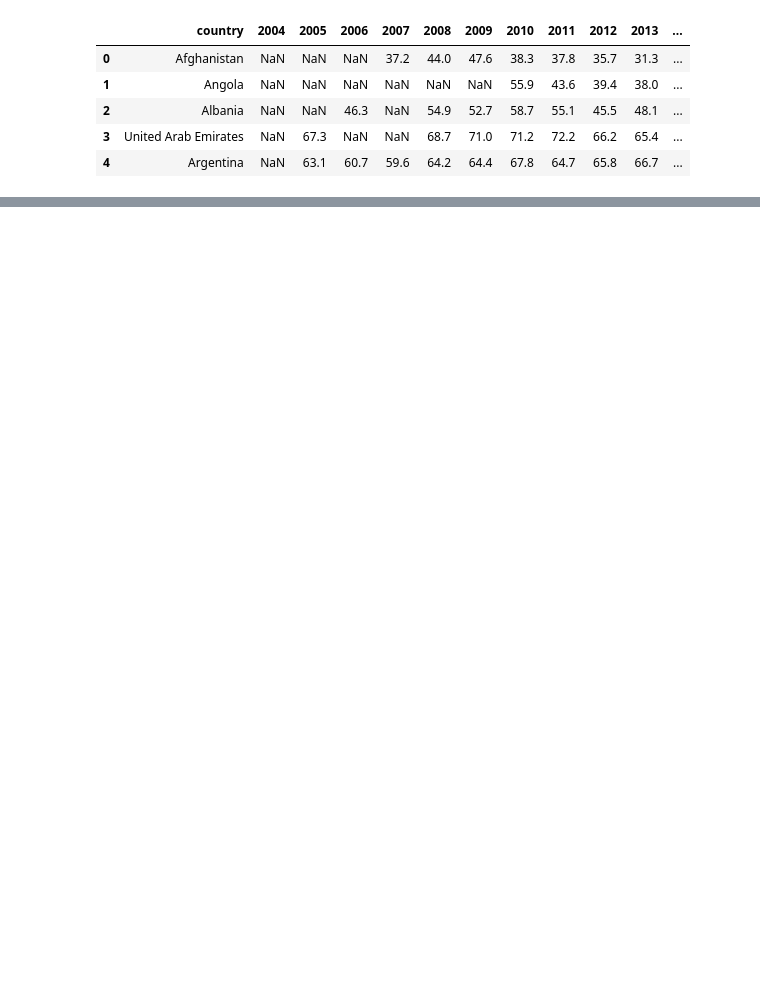
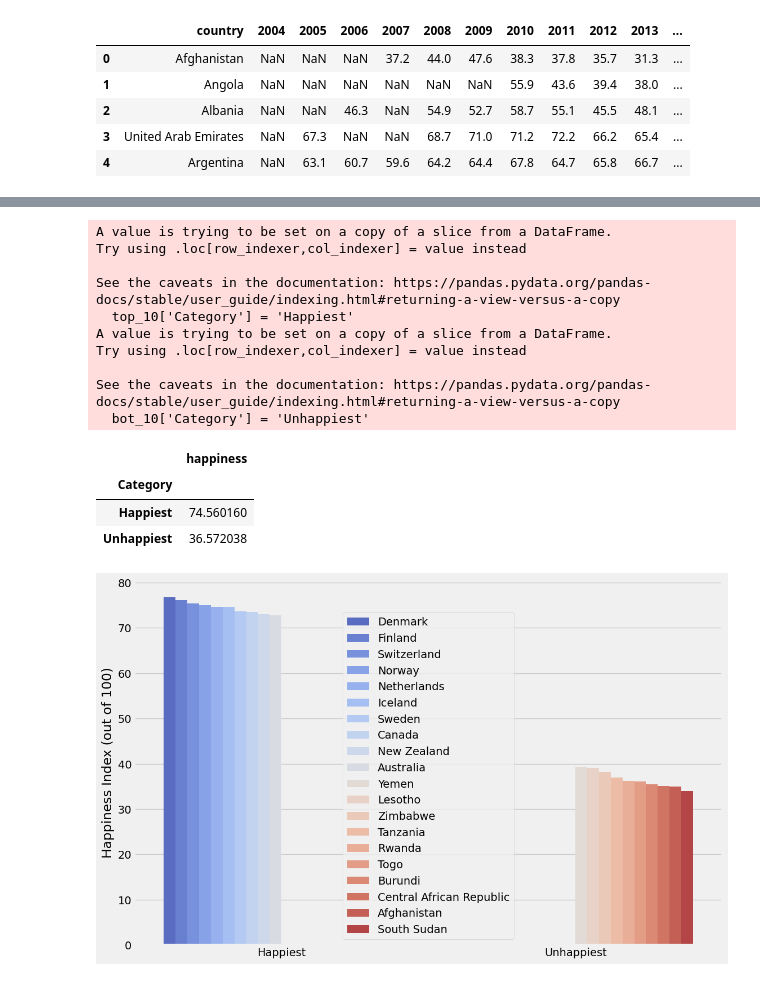
Before and after one commit to jpz129/fifa, a Jupyter notebook: fifa.ipynb, the cells around one changed output, grey strips where cells are left out. Drawn from its saved outputs; the diff is of its cells as text; code cells hidden in the pictures; blank space fills up the shorter version.

```diff
--- a/fifa.ipynb
+++ b/fifa.ipynb
@@ -85,0 +388,30 @@ happy.head()
+# %%
+# show the happiness rating of top 10 moist happy against top 10 unhappy
+top_10 = happiest.iloc[:10]
+top_10['Category'] = 'Happiest'
+bot_10 = happiest.iloc[-10:]
+bot_10['Category'] = 'Unhappiest'
+com_10 = pd.concat([top_10, bot_10])
+
+plt.figure(figsize=(12,8))
+sns.barplot(data=com_10, x='Category', y='happiness', hue='country', palette='coolwarm')
+plt.legend(title=None)
+plt.xlabel(None)
+plt.ylabel('Happiness Index (out of 100)')
+com_10.groupby('Category').mean()
+# %% [output]
+A value is trying to be set on a copy of a slice from a DataFrame.
+Try using .loc[row_indexer,col_indexer] = value instead
+
+See the caveats in the documentation: https://pandas.pydata.org/pandas-docs/stable/user_guide/indexing.html#returning-a-view-versus-a-copy
+  top_10['Category'] = 'Happiest'
+A value is trying to be set on a copy of a slice from a DataFrame.
+Try using .loc[row_indexer,col_indexer] = value instead
+
+See the caveats in the documentation: https://pandas.pydata.org/pandas-docs/stable/user_guide/indexing.html#returning-a-view-versus-a-copy
+  bot_10['Category'] = 'Unhappiest'
+|  | happiness |
+| Category |  |
+| Happiest | 74.560160 |
+| Unhappiest | 36.572038 |
+[figure, added]
```
Also changed, not shown: parts of 49 cells of this notebook, 4 other files.
